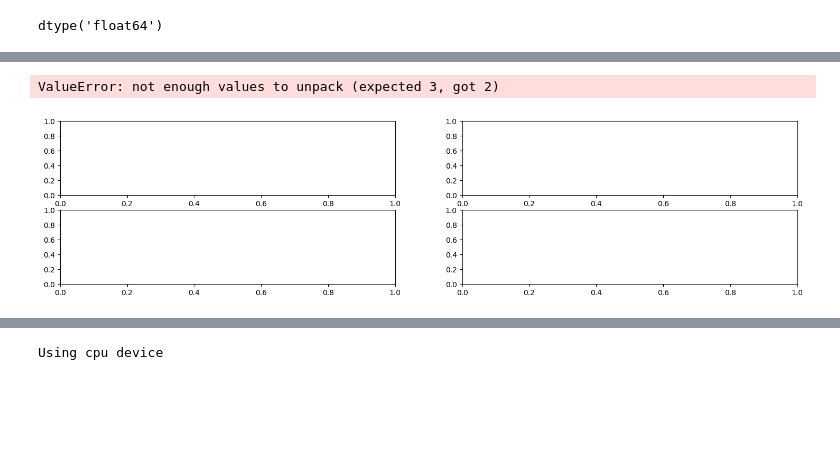
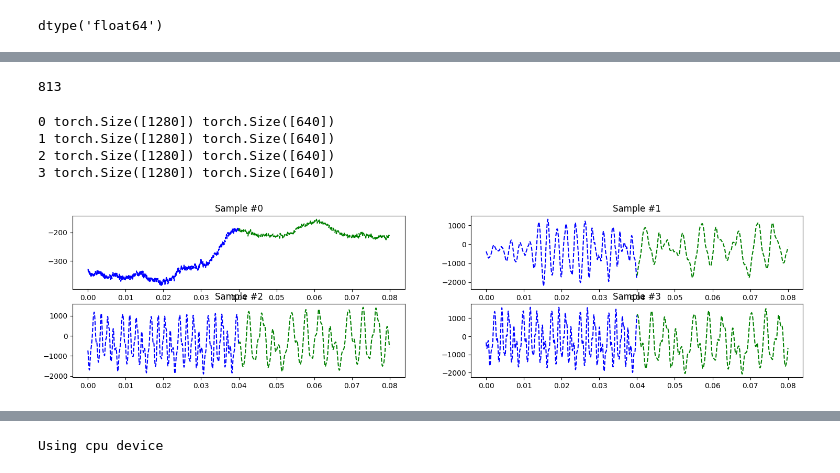
Before and after one commit to nicorousseau/Data-Sophia-, a Jupyter notebook: cnn_test.ipynb, the cells around one changed output, grey strips where cells are left out. Cells and saved outputs as stored; diff of their text form; code cells hidden in the pictures; blank space fills up the shorter version.

```diff
--- a/cnn_test.ipynb
+++ b/cnn_test.ipynb
@@ -105,5 +111,5 @@ def data_prep(list_audio_files, n_audio, taille_paquet, instr = 'Saxphone', prop
 # %%
-#data_prep(list_audio, 2*taille_paquet, taille_paquet)
+train_file_list, test_file_list = data_prep(list_audio, 2*taille_paquet, taille_paquet)
 # %%
 import torch
 import torch.nn as nn
@@ -145,3 +119,32 @@ class Audio_Loss(Dataset):
+# %%
+class Audio_Loss(Dataset):
+    def __init__(self, file_paths, transform1=None, transform2 = None, transform3 = None, transform4 = None):
+        self.file_paths = file_paths
+        self.transform1 = transform1
+        self.transform2 = transform2
+        self.transform3 = transform3
+        self.transform4 = transform4
+
+    def __len__(self):
+        return len(self.file_paths)
+
+    def __getitem__(self, index):
+        # Load input audio file
+        input_waveform, input_sr = torchaudio.load(self.file_paths[index]['input_audio'])
+
+        # Load label audio file
+        label_waveform, label_sr = torchaudio.load(self.file_paths[index]['label_audio'])
+
+        # Apply any necessary transformations
+        if self.transform1:
+            input_waveform = self.transform1(input_waveform)
+            label_waveform = self.transform1(label_waveform)
+
+        if self.transform2:
+            input_waveform = self.transform2(input_waveform)
+            label_waveform = self.transform2(label_waveform)
+
+        return input_waveform[0], label_waveform[0]
 # %%
 class ToTensor(object):
     """Convert ndarrays in sample to Tensors."""
@@ -158,3 +162,14 @@ audio_dataset = Audio_Loss(r"C:\Users\hippo\OneDrive\Bureau\MINES\2A\T2_Data_Sop
+# %%
+print(len(train_file_list))
+# %% [output]
+813
+# %%
+audio_train_dataset = Audio_Loss(
+                           train_file_list
+                           )
+audio_test_dataset = Audio_Loss(
+                           test_file_list
+                           )
 # %%
 def plot_audio(previous_audio, label) :
 
@@ -166,23 +181,26 @@ def plot_audio(previous_audio, label) :
 # %%
 fig, axes = plt.subplots(nrows = 2, ncols = 2, figsize=(18,4))
 ax = axes.flatten()
-for i, audio in enumerate(audio_dataset):
-    print(i, audio[0].shape, label[1].shape)
+for i, audio in enumerate(audio_train_dataset):
+    print(i, audio[0].shape, audio[1].shape)
 
     #plt.tight_layout()
     ax[i].set_title('Sample #{}'.format(i))
     #ax.axis('off')
-    previous_audio, label = audio, label
+    previous_audio, label = audio[0], audio[1]
     t_1 = np.linspace(0,2*temps_paquet,len(previous_audio))
     t_2 = np.linspace(2*temps_paquet,4*temps_paquet,len(label))
     ax[i].plot(t_1, previous_audio, 'b--')
     ax[i].plot(t_2, label, 'g--')
 
     if i == 3:
         plt.show()
         break
 # %% [output]
-ValueError: not enough values to unpack (expected 3, got 2)
+0 torch.Size([1280]) torch.Size([640])
+1 torch.Size([1280]) torch.Size([640])
+2 torch.Size([1280]) torch.Size([640])
+3 torch.Size([1280]) torch.Size([640])
-[figure, old version]
+[figure, new version]
 # %%
 # problème : dans un même batch les audios sont liés
```
Also changed, not shown: parts of 16 cells of this notebook, 2 other files.
